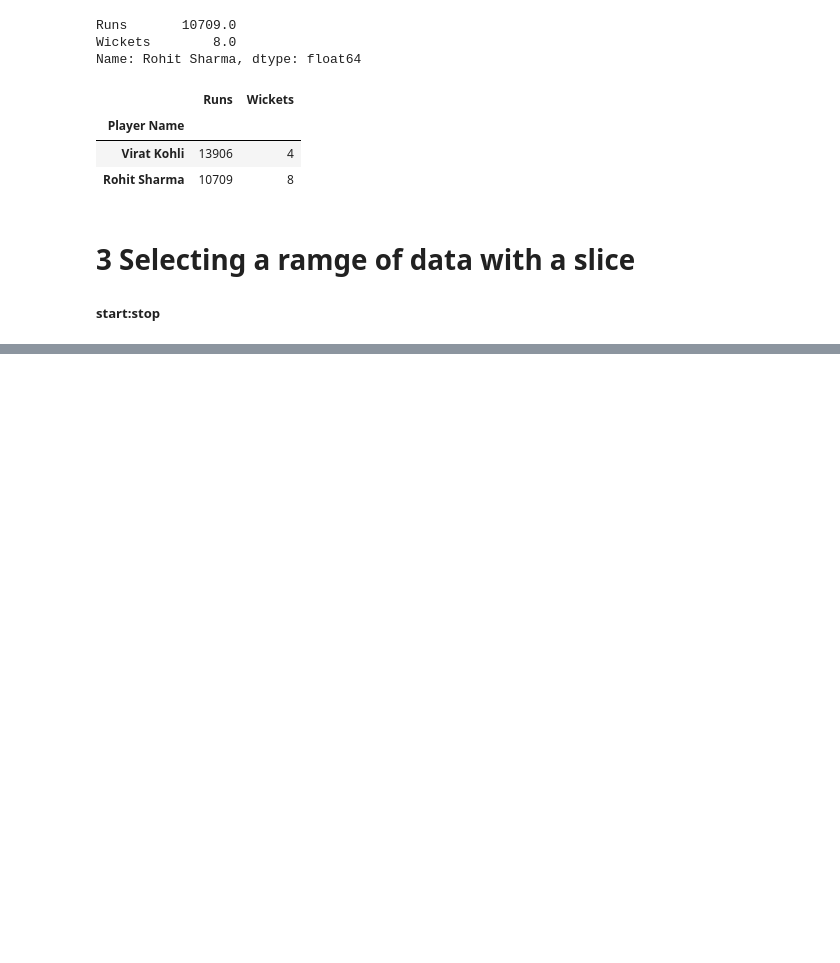
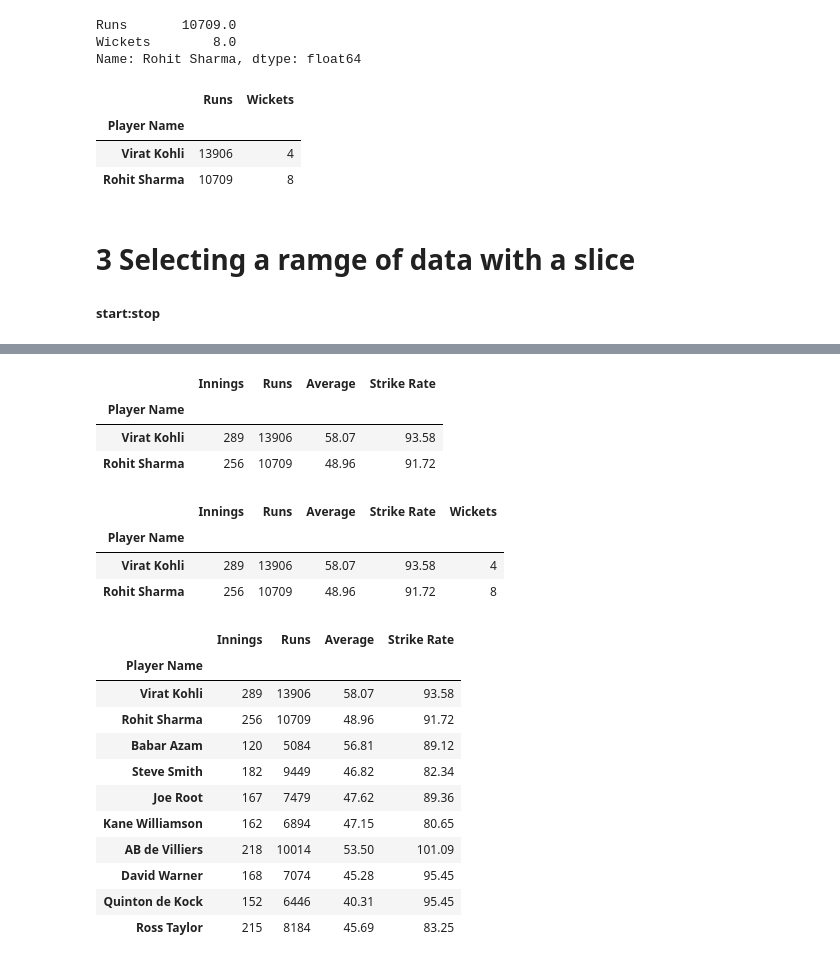
Before and after one commit to chaudharymanish6930/Data-Science, a Jupyter notebook: 05_Beginning/29_SelectingElementsByIndexPositionwithILoc().ipynb, the cells around one changed output, grey strips where cells are left out. Saved outputs shown, nothing was run; the diff lists cells and outputs as text; code cells hidden in the pictures; blank space fills up the shorter version.

```diff
--- a/05_Beginning/29_SelectingElementsByIndexPositionwithILoc().ipynb
+++ b/05_Beginning/29_SelectingElementsByIndexPositionwithILoc().ipynb
@@ -159,4 +176,38 @@ df.iloc[[0,1],[2,5]]
 # %%
-# slice colummn labels age/club
+# slice colummn labels run/average
 # players = ["Rohit Sharma", "VIrat Kohli"]
-player =[
+player =[0,1]
+
+df.iloc[player,1:5]
+# %% [output]
+|  | Innings | Runs | Average | Strike Rate |
+| Player Name |  |  |  |  |
+| Virat Kohli | 289 | 13906 | 58.07 | 93.58 |
+| Rohit Sharma | 256 | 10709 | 48.96 | 91.72 |
+# %%
+df.iloc[player,1:5+1]
+# %% [output]
+|  | Innings | Runs | Average | Strike Rate | Wickets |
+| Player Name |  |  |  |  |  |
+| Virat Kohli | 289 | 13906 | 58.07 | 93.58 | 4 |
+| Rohit Sharma | 256 | 10709 | 48.96 | 91.72 | 8 |
+# %%
+# slice index labels
+# Colummns = ["Innings",	"Runs",	"Average",	"Strike Rate",	"Wickets"]
+columns = [1,2,3,4]
+
+# get top1 and top 10 players name
+df.iloc[0:10, columns]
+# %% [output]
+|  | Innings | Runs | Average | Strike Rate |
+| Player Name |  |  |  |  |
+| Virat Kohli | 289 | 13906 | 58.07 | 93.58 |
+| Rohit Sharma | 256 | 10709 | 48.96 | 91.72 |
+| Babar Azam | 120 | 5084 | 56.81 | 89.12 |
+| Steve Smith | 182 | 9449 | 46.82 | 82.34 |
+| Joe Root | 167 | 7479 | 47.62 | 89.36 |
+| Kane Williamson | 162 | 6894 | 47.15 | 80.65 |
+| AB de Villiers | 218 | 10014 | 53.50 | 101.09 |
+| David Warner | 168 | 7074 | 45.28 | 95.45 |
+| Quinton de Kock | 152 | 6446 | 40.31 | 95.45 |
+| Ross Taylor | 215 | 8184 | 45.69 | 83.25 |
```
Also changed, not shown: parts of 4 cells of this notebook.
